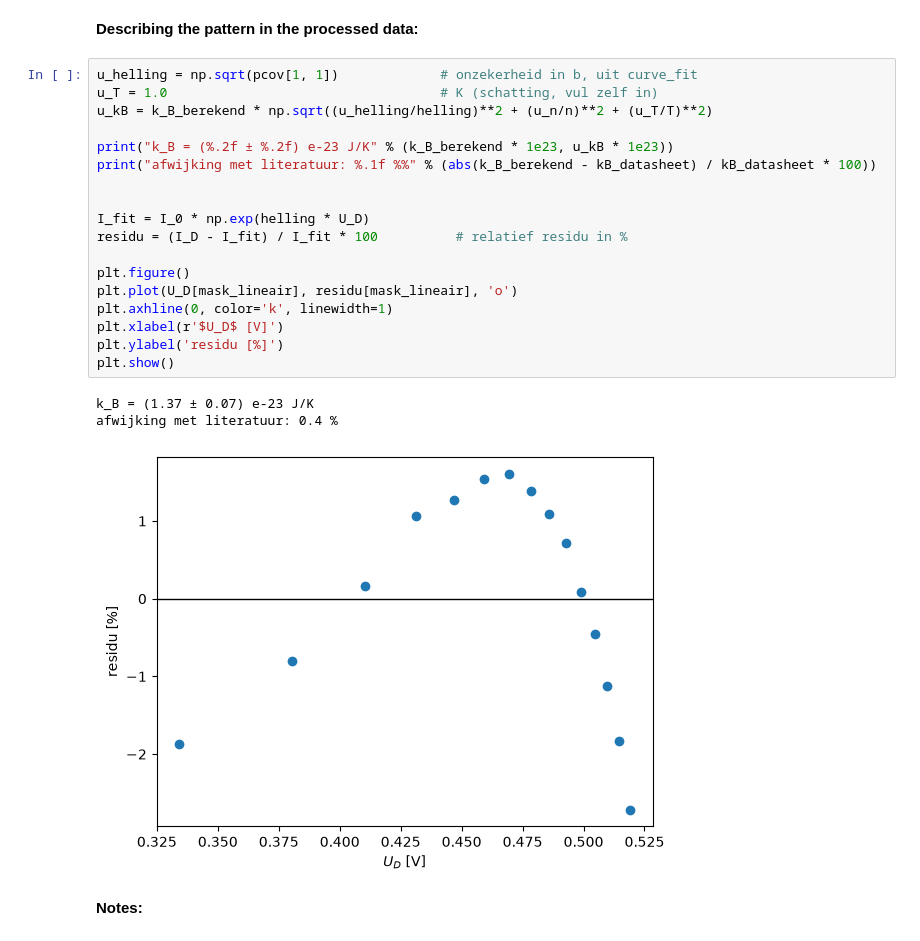
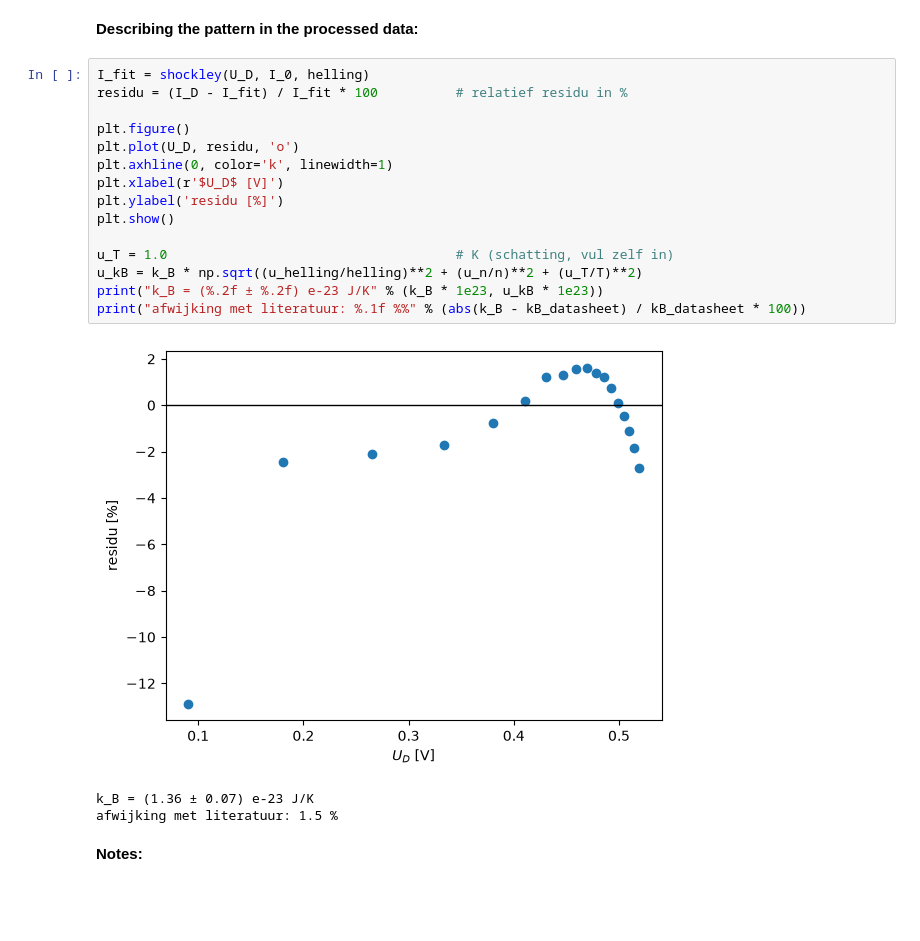
Before and after one commit to StudentJesse/IP2test, a Jupyter notebook: BM_labjournaal.ipynb, the cells around one changed output. Saved outputs shown, nothing was run; the diff lists cells and outputs as text; blank space fills up the shorter version.

```diff
--- a/BM_labjournaal.ipynb
+++ b/BM_labjournaal.ipynb
@@ -258,27 +265,24 @@ print(f"{vers_pct:.8f}%")
 # %% [markdown]
 **Describing the pattern in the processed data:**
 # %%
-u_helling = np.sqrt(pcov[1, 1])             # onzekerheid in b, uit curve_fit
-u_T = 1.0                                   # K (schatting, vul zelf in)
-u_kB = k_B_berekend * np.sqrt((u_helling/helling)**2 + (u_n/n)**2 + (u_T/T)**2)
-
-print("k_B = (%.2f ± %.2f) e-23 J/K" % (k_B_berekend * 1e23, u_kB * 1e23))
-print("afwijking met literatuur: %.1f %%" % (abs(k_B_berekend - kB_datasheet) / kB_datasheet * 100))
-
-
-I_fit = I_0 * np.exp(helling * U_D)
+I_fit = shockley(U_D, I_0, helling)
 residu = (I_D - I_fit) / I_fit * 100          # relatief residu in %
 
 plt.figure()
-plt.plot(U_D[mask_lineair], residu[mask_lineair], 'o')
+plt.plot(U_D, residu, 'o')
 plt.axhline(0, color='k', linewidth=1)
 plt.xlabel(r'$U_D$ [V]')
 plt.ylabel('residu [%]')
 plt.show()
+
+u_T = 1.0                                     # K (schatting, vul zelf in)
+u_kB = k_B * np.sqrt((u_helling/helling)**2 + (u_n/n)**2 + (u_T/T)**2)
+print("k_B = (%.2f ± %.2f) e-23 J/K" % (k_B * 1e23, u_kB * 1e23))
+print("afwijking met literatuur: %.1f %%" % (abs(k_B - kB_datasheet) / kB_datasheet * 100))
 # %% [output]
+[figure, new version]
-k_B = (1.37 ± 0.07) e-23 J/K
-afwijking met literatuur: 0.4 %
+k_B = (1.36 ± 0.07) e-23 J/K
+afwijking met literatuur: 1.5 %
-[figure, old version]
 # %% [markdown]
 **Notes:**
 # %% [markdown]
```
Also changed, not shown: parts of 5 cells of this notebook.
